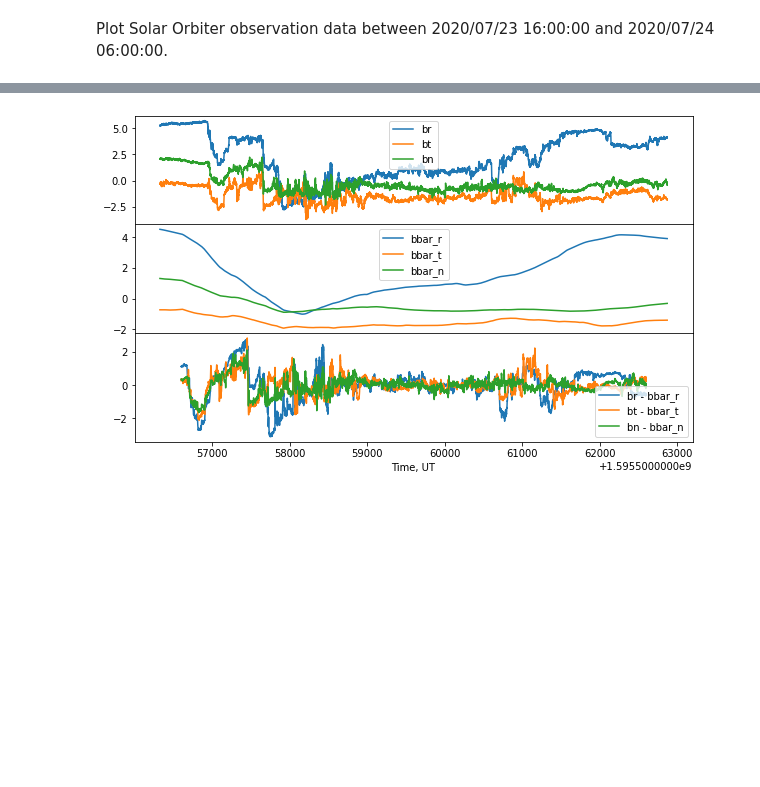
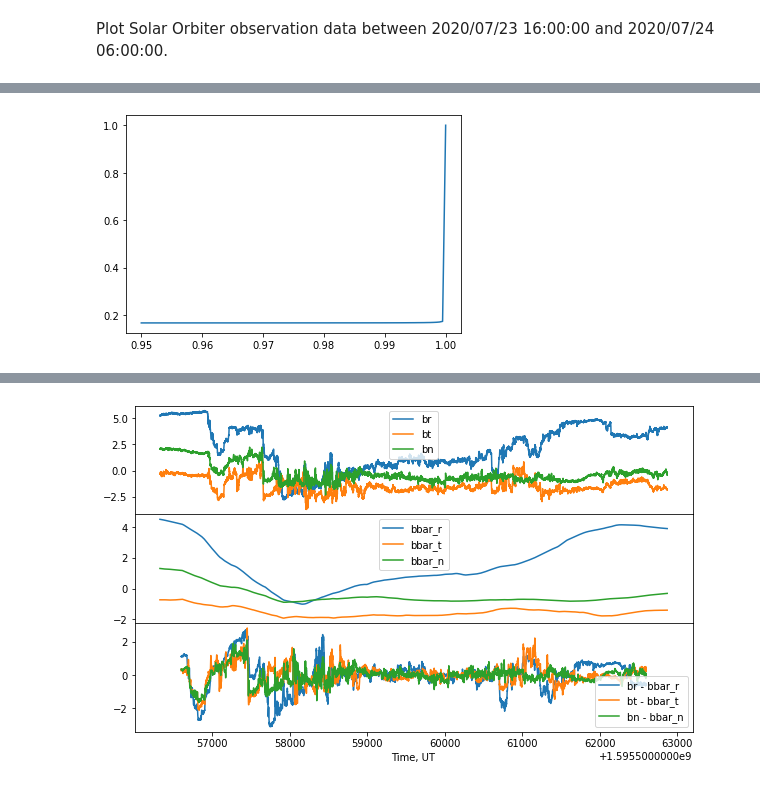
Before and after one commit to cdppirap/speasy_examples, a Jupyter notebook: kelvin_helmholtz/solar_orbiter_kelvin_helmholtz.ipynb, the cells around one changed output, grey strips where cells are left out. Saved outputs shown, nothing was run; the diff lists cells and outputs as text; code cells hidden in the pictures; blank space fills up the shorter version.

```diff
--- a/kelvin_helmholtz/solar_orbiter_kelvin_helmholtz.ipynb
+++ b/kelvin_helmholtz/solar_orbiter_kelvin_helmholtz.ipynb
@@ -18,0 +64,10 @@ parameter_data = [spz.get_data(f"amda/{pid}", start, stop) for pid in parameter_
+# %%
+z=[]
+s= np.linspace(.95, 1, 100)
+for seuil in s:
+    z.append(np.sum(y[:,2]<seuil) / y.shape[0])
+z = np.array(z)
+plt.plot(s,z)
+plt.show()
+# %% [output]
+[figure, added]
```
Also changed, not shown: parts of 7 cells of this notebook, 2 other files.
